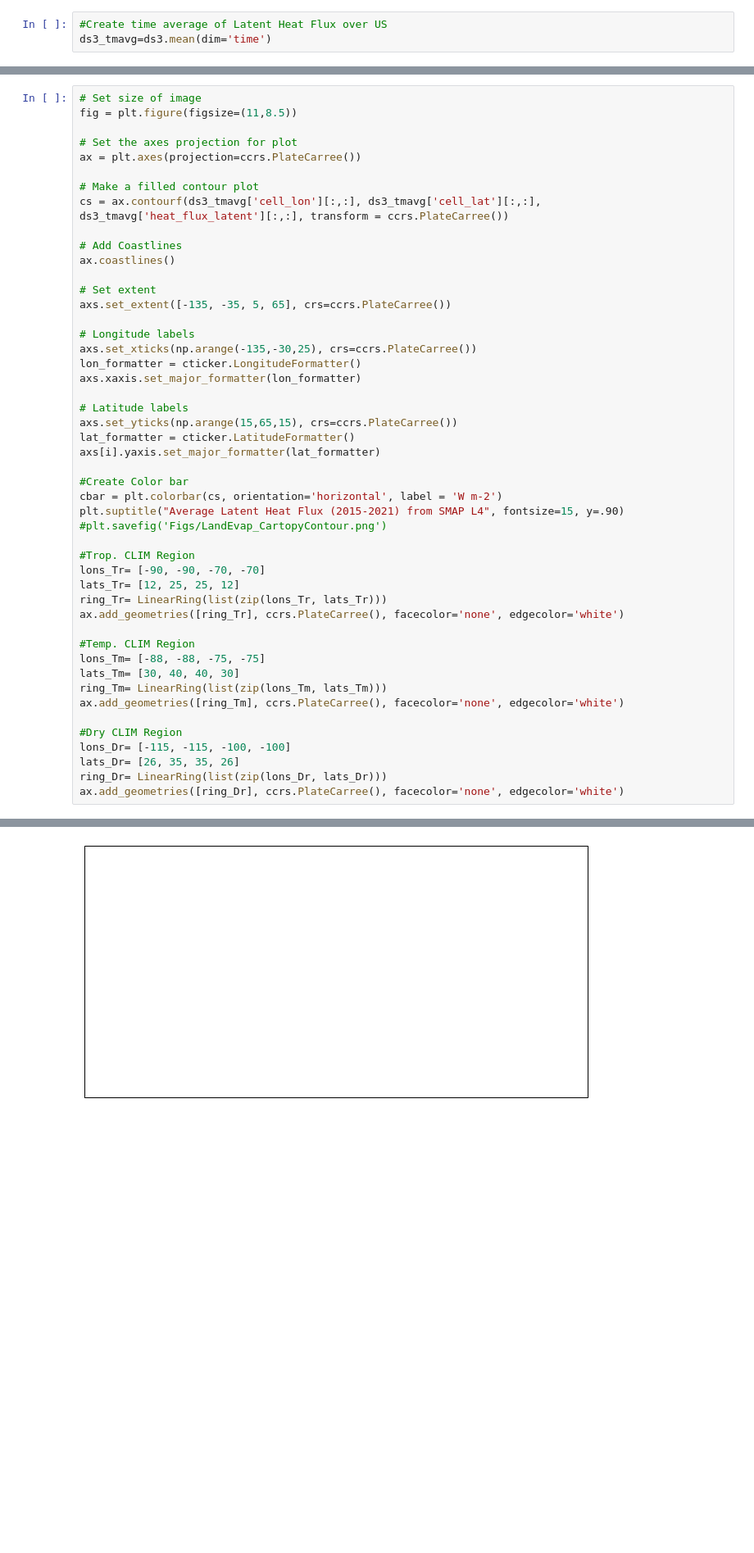
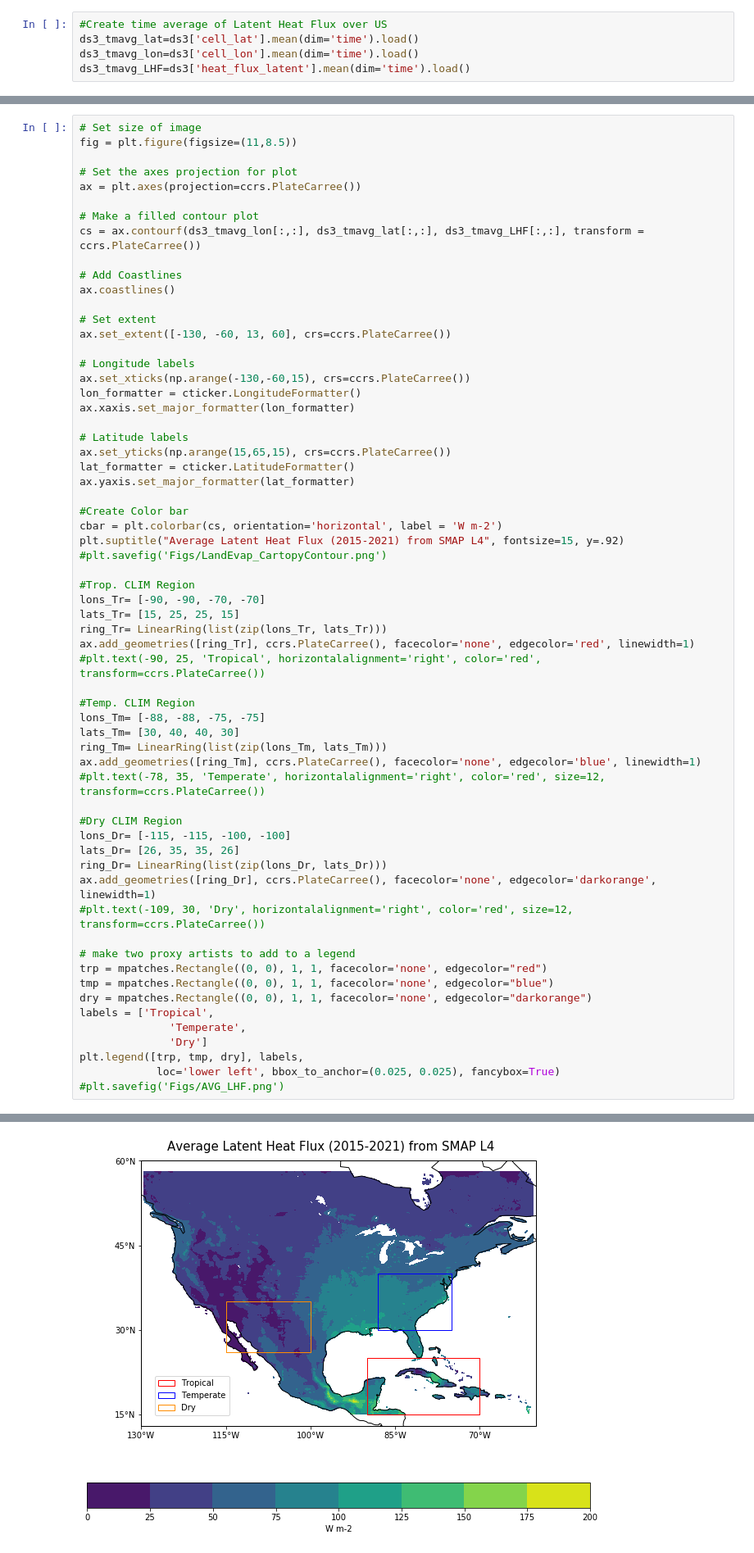
Before and after one commit to BDavis39/CLIM680, a Jupyter notebook: CLIM680_Assignments.ipynb, the cells around one changed output, grey strips where cells are left out. Shown at 82% size. Cells and saved outputs as stored; diff of their text form; blank space fills up the shorter version.

Commit message:
New Netrad and LHF plots. Processing for Composite

```diff
--- a/CLIM680_Assignments.ipynb
+++ b/CLIM680_Assignments.ipynb
@@ -418,4 +489,6 @@ Dr = xr.open_mfdataset(paths=ds3_list, combine='nested', concat_dim='time').isel
                                                                                  x=slice(695,850))
 # %%
 #Create time average of Latent Heat Flux over US
-ds3_tmavg=ds3.mean(dim='time')
+ds3_tmavg_lat=ds3['cell_lat'].mean(dim='time').load()
+ds3_tmavg_lon=ds3['cell_lon'].mean(dim='time').load()
+ds3_tmavg_LHF=ds3['heat_flux_latent'].mean(dim='time').load()
@@ -448,44 +500,58 @@ fig = plt.figure(figsize=(11,8.5))
 ax = plt.axes(projection=ccrs.PlateCarree())
 
 # Make a filled contour plot
-cs = ax.contourf(ds3_tmavg['cell_lon'][:,:], ds3_tmavg['cell_lat'][:,:], ds3_tmavg['heat_flux_latent'][:,:], transform = ccrs.PlateCarree())
+cs = ax.contourf(ds3_tmavg_lon[:,:], ds3_tmavg_lat[:,:], ds3_tmavg_LHF[:,:], transform = ccrs.PlateCarree())
 
 # Add Coastlines
 ax.coastlines()
 
 # Set extent
-axs.set_extent([-135, -35, 5, 65], crs=ccrs.PlateCarree())
+ax.set_extent([-130, -60, 13, 60], crs=ccrs.PlateCarree())
 
 # Longitude labels
-axs.set_xticks(np.arange(-135,-30,25), crs=ccrs.PlateCarree())
+ax.set_xticks(np.arange(-130,-60,15), crs=ccrs.PlateCarree())
 lon_formatter = cticker.LongitudeFormatter()
-axs.xaxis.set_major_formatter(lon_formatter)
+ax.xaxis.set_major_formatter(lon_formatter)
 
 # Latitude labels
-axs.set_yticks(np.arange(15,65,15), crs=ccrs.PlateCarree())
+ax.set_yticks(np.arange(15,65,15), crs=ccrs.PlateCarree())
 lat_formatter = cticker.LatitudeFormatter()
-axs[i].yaxis.set_major_formatter(lat_formatter)
+ax.yaxis.set_major_formatter(lat_formatter)
 
 #Create Color bar
 cbar = plt.colorbar(cs, orientation='horizontal', label = 'W m-2')
-plt.suptitle("Average Latent Heat Flux (2015-2021) from SMAP L4", fontsize=15, y=.90)
+plt.suptitle("Average Latent Heat Flux (2015-2021) from SMAP L4", fontsize=15, y=.92)
 #plt.savefig('Figs/LandEvap_CartopyContour.png')
 
 #Trop. CLIM Region
 lons_Tr= [-90, -90, -70, -70]
-lats_Tr= [12, 25, 25, 12]
+lats_Tr= [15, 25, 25, 15]
 ring_Tr= LinearRing(list(zip(lons_Tr, lats_Tr)))
-ax.add_geometries([ring_Tr], ccrs.PlateCarree(), facecolor='none', edgecolor='white')
+ax.add_geometries([ring_Tr], ccrs.PlateCarree(), facecolor='none', edgecolor='red', linewidth=1)
+#plt.text(-90, 25, 'Tropical', horizontalalignment='right', color='red', transform=ccrs.PlateCarree())
 
 #Temp. CLIM Region
 lons_Tm= [-88, -88, -75, -75]
 lats_Tm= [30, 40, 40, 30]
 ring_Tm= LinearRing(list(zip(lons_Tm, lats_Tm)))
-ax.add_geometries([ring_Tm], ccrs.PlateCarree(), facecolor='none', edgecolor='white')
+ax.add_geometries([ring_Tm], ccrs.PlateCarree(), facecolor='none', edgecolor='blue', linewidth=1)
+#plt.text(-78, 35, 'Temperate', horizontalalignment='right', color='red', size=12, transform=ccrs.PlateCarree())
 
 #Dry CLIM Region
 lons_Dr= [-115, -115, -100, -100]
 lats_Dr= [26, 35, 35, 26]
 ring_Dr= LinearRing(list(zip(lons_Dr, lats_Dr)))
-ax.add_geometries([ring_Dr], ccrs.PlateCarree(), facecolor='none', edgecolor='white')
+ax.add_geometries([ring_Dr], ccrs.PlateCarree(), facecolor='none', edgecolor='darkorange', linewidth=1)
+#plt.text(-109, 30, 'Dry', horizontalalignment='right', color='red', size=12, transform=ccrs.PlateCarree())
+
+# make two proxy artists to add to a legend
+trp = mpatches.Rectangle((0, 0), 1, 1, facecolor='none', edgecolor="red")
+tmp = mpatches.Rectangle((0, 0), 1, 1, facecolor='none', edgecolor="blue")
+dry = mpatches.Rectangle((0, 0), 1, 1, facecolor='none', edgecolor="darkorange")
+labels = ['Tropical',
+              'Temperate',
+              'Dry']
+plt.legend([trp, tmp, dry], labels,
+            loc='lower left', bbox_to_anchor=(0.025, 0.025), fancybox=True)
+#plt.savefig('Figs/AVG_LHF.png')
 # %% [output]
@@ -493 +559 @@ KeyboardInterrupt:
-[figure, old version]
+[figure, new version]
```
Also changed, not shown: parts of 33 cells of this notebook, 2 other files.
